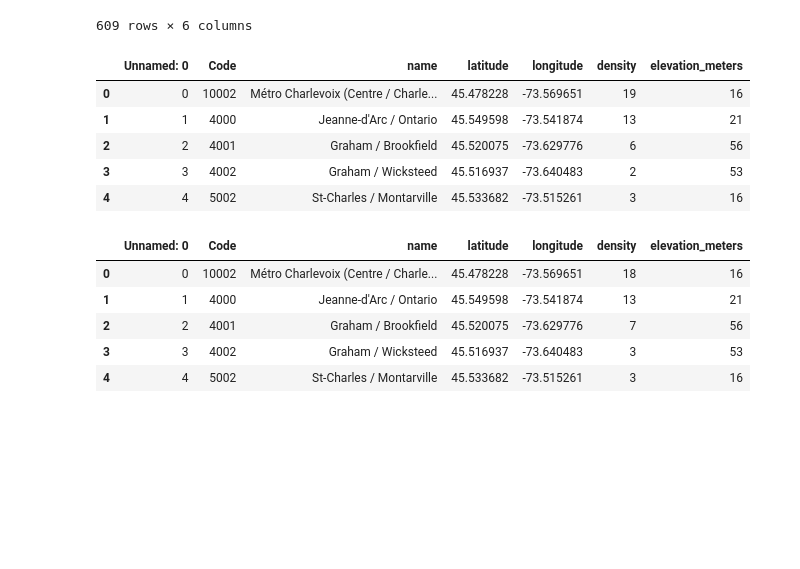
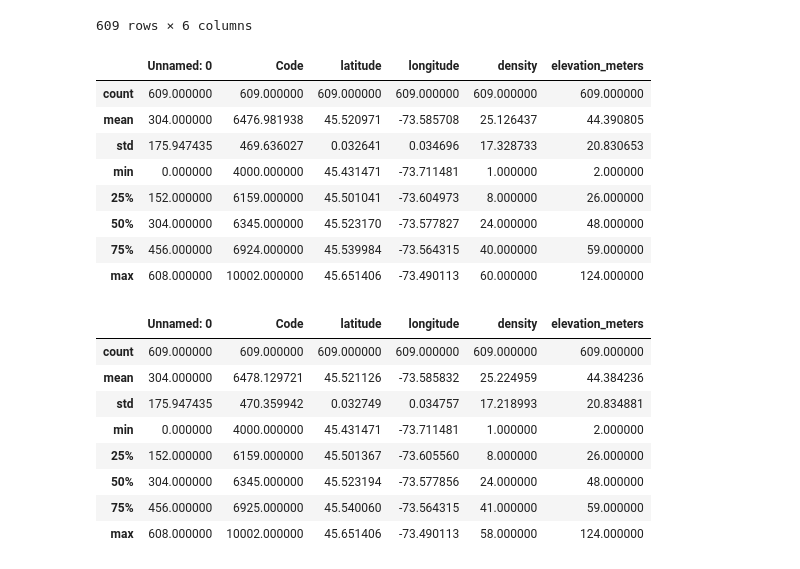
Before and after one commit to Mantoni9/data_mining_bixi_project, a Jupyter notebook: station_preprocessing.ipynb, the cells around one changed output. Cells and saved outputs as stored; diff of their text form; code cells hidden in the pictures; blank space fills up the shorter version.

```diff
--- a/station_preprocessing.ipynb
+++ b/station_preprocessing.ipynb
@@ -288,20 +288,26 @@ stations_processed.to_csv('data/stations_preprocessed/Stations_2021.csv')
 processed_2019 = pd.read_csv('data/stations_preprocessed/Stations_2019.csv')
 processed_2020 = pd.read_csv('data/stations_preprocessed/Stations_2020.csv')
 # %%
-processed_2019.head()
+processed_2019.describe()
 # %% [output]
-|  | Unnamed: 0 | Code | name | latitude | longitude | density | elevation_meters |
-| 0 | 0 | 10002 | Métro Charlevoix (Centre / Charle... | 45.478228 | -73.569651 | 19 | 16 |
-| 1 | 1 | 4000 | Jeanne-d'Arc / Ontario | 45.549598 | -73.541874 | 13 | 21 |
-| 2 | 2 | 4001 | Graham / Brookfield | 45.520075 | -73.629776 | 6 | 56 |
-| 3 | 3 | 4002 | Graham / Wicksteed | 45.516937 | -73.640483 | 2 | 53 |
-| 4 | 4 | 5002 | St-Charles / Montarville | 45.533682 | -73.515261 | 3 | 16 |
+|  | Unnamed: 0 | Code | latitude | longitude | density | elevation_meters |
+| count | 609.000000 | 609.000000 | 609.000000 | 609.000000 | 609.000000 | 609.000000 |
+| mean | 304.000000 | 6476.981938 | 45.520971 | -73.585708 | 25.126437 | 44.390805 |
+| std | 175.947435 | 469.636027 | 0.032641 | 0.034696 | 17.328733 | 20.830653 |
+| min | 0.000000 | 4000.000000 | 45.431471 | -73.711481 | 1.000000 | 2.000000 |
+| 25% | 152.000000 | 6159.000000 | 45.501041 | -73.604973 | 8.000000 | 26.000000 |
+| 50% | 304.000000 | 6345.000000 | 45.523170 | -73.577827 | 24.000000 | 48.000000 |
+| 75% | 456.000000 | 6924.000000 | 45.539984 | -73.564315 | 40.000000 | 59.000000 |
+| max | 608.000000 | 10002.000000 | 45.651406 | -73.490113 | 60.000000 | 124.000000 |
 # %%
-processed_2020.head()
+processed_2020.describe()
 # %% [output]
-|  | Unnamed: 0 | Code | name | latitude | longitude | density | elevation_meters |
-| 0 | 0 | 10002 | Métro Charlevoix (Centre / Charle... | 45.478228 | -73.569651 | 18 | 16 |
-| 1 | 1 | 4000 | Jeanne-d'Arc / Ontario | 45.549598 | -73.541874 | 13 | 21 |
-| 2 | 2 | 4001 | Graham / Brookfield | 45.520075 | -73.629776 | 7 | 56 |
-| 3 | 3 | 4002 | Graham / Wicksteed | 45.516937 | -73.640483 | 3 | 53 |
-| 4 | 4 | 5002 | St-Charles / Montarville | 45.533682 | -73.515261 | 3 | 16 |
+|  | Unnamed: 0 | Code | latitude | longitude | density | elevation_meters |
+| count | 609.000000 | 609.000000 | 609.000000 | 609.000000 | 609.000000 | 609.000000 |
+| mean | 304.000000 | 6478.129721 | 45.521126 | -73.585832 | 25.224959 | 44.384236 |
+| std | 175.947435 | 470.359942 | 0.032749 | 0.034757 | 17.218993 | 20.834881 |
+| min | 0.000000 | 4000.000000 | 45.431471 | -73.711481 | 1.000000 | 2.000000 |
+| 25% | 152.000000 | 6159.000000 | 45.501367 | -73.605560 | 8.000000 | 26.000000 |
+| 50% | 304.000000 | 6345.000000 | 45.523194 | -73.577856 | 24.000000 | 48.000000 |
+| 75% | 456.000000 | 6925.000000 | 45.540060 | -73.564315 | 41.000000 | 59.000000 |
+| max | 608.000000 | 10002.000000 | 45.651406 | -73.490113 | 58.000000 | 124.000000 |
```
Also changed, not shown: 1 other file.
